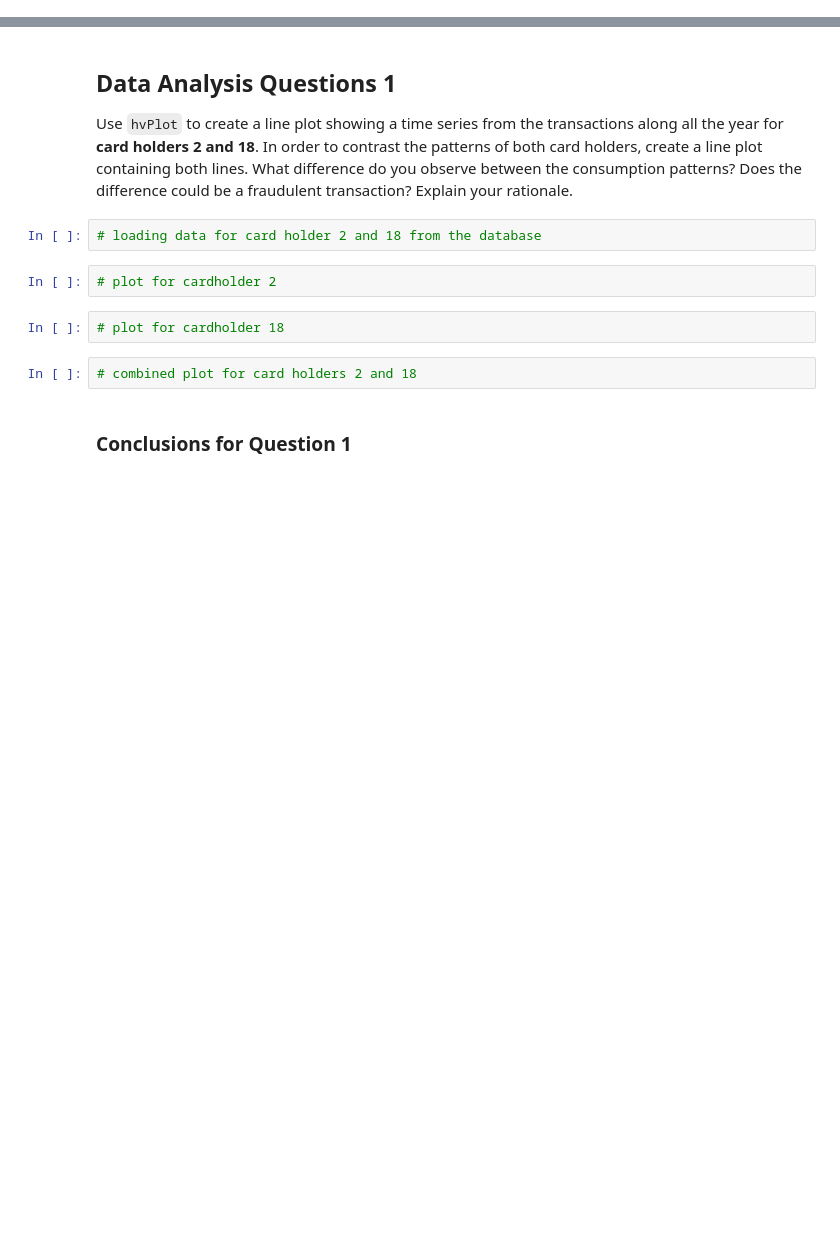
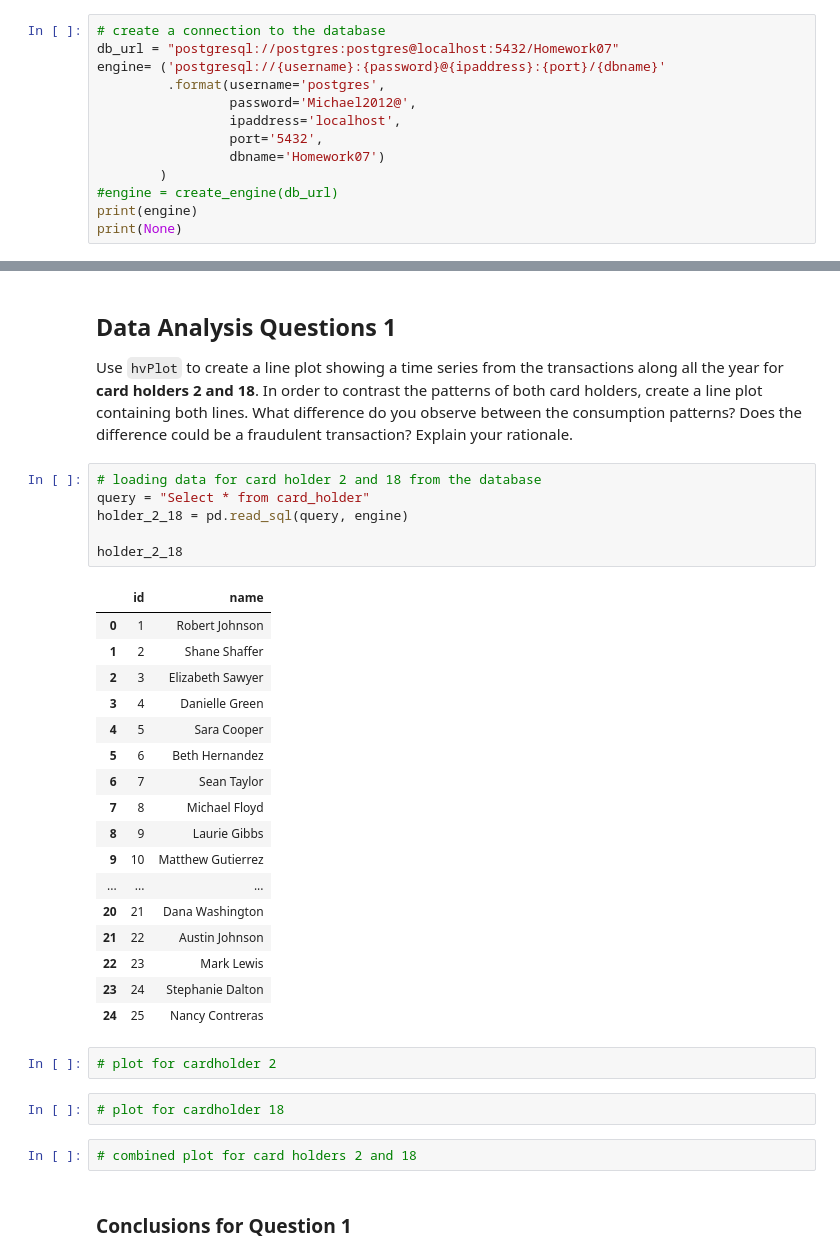
Before and after one commit to Syriacode/Unit-7-Homework-Assignment-Looking-for-Suspicious-Transactions, a Jupyter notebook: visual_data_analysis.ipynb, the cells around one changed output, grey strips where cells are left out. Cells and saved outputs as stored; diff of their text form; blank space fills up the shorter version.

```diff
--- a/visual_data_analysis.ipynb
+++ b/visual_data_analysis.ipynb
@@ -17,0 +14,13 @@ ModuleNotFoundError: No module named 'psycopg2'
+# %%
+# create a connection to the database
+db_url = "postgresql://postgres:postgres@localhost:5432/Homework07"
+engine= ('postgresql://{username}:{password}@{ipaddress}:{port}/{dbname}'
+         .format(username='postgres',
+                 password='Michael2012@',
+                 ipaddress='localhost',
+                 port='5432',
+                 dbname='Homework07')
+        )
+#engine = create_engine(db_url)
+print(engine)
+print(None)
@@ -21,6 +33,28 @@ ModuleNotFoundError: No module named 'psycopg2'
    Use `hvPlot` to create a line plot showing a time series from the transactions along all the year for **card holders 2 and 18**. In order to contrast the patterns of both card holders, create a line plot containing both lines. What difference do you observe between the consumption patterns? Does the difference could be a fraudulent transaction? Explain your rationale.
 # %%
 # loading data for card holder 2 and 18 from the database
+query = "Select * from card_holder"
+holder_2_18 = pd.read_sql(query, engine)
+
+holder_2_18
+# %% [output]
+|  | id | name |
+| 0 | 1 | Robert Johnson |
+| 1 | 2 | Shane Shaffer |
+| 2 | 3 | Elizabeth Sawyer |
+| 3 | 4 | Danielle Green |
+| 4 | 5 | Sara Cooper |
+| 5 | 6 | Beth Hernandez |
+| 6 | 7 | Sean Taylor |
+| 7 | 8 | Michael Floyd |
+| 8 | 9 | Laurie Gibbs |
+| 9 | 10 | Matthew Gutierrez |
+| ... | ... | ... |
+| 20 | 21 | Dana Washington |
+| 21 | 22 | Austin Johnson |
+| 22 | 23 | Mark Lewis |
+| 23 | 24 | Stephanie Dalton |
+| 24 | 25 | Nancy Contreras |
 # %%
 # plot for cardholder 2
 # %%
```
Also changed, not shown: parts of 3 cells of this notebook, 1 other file.
